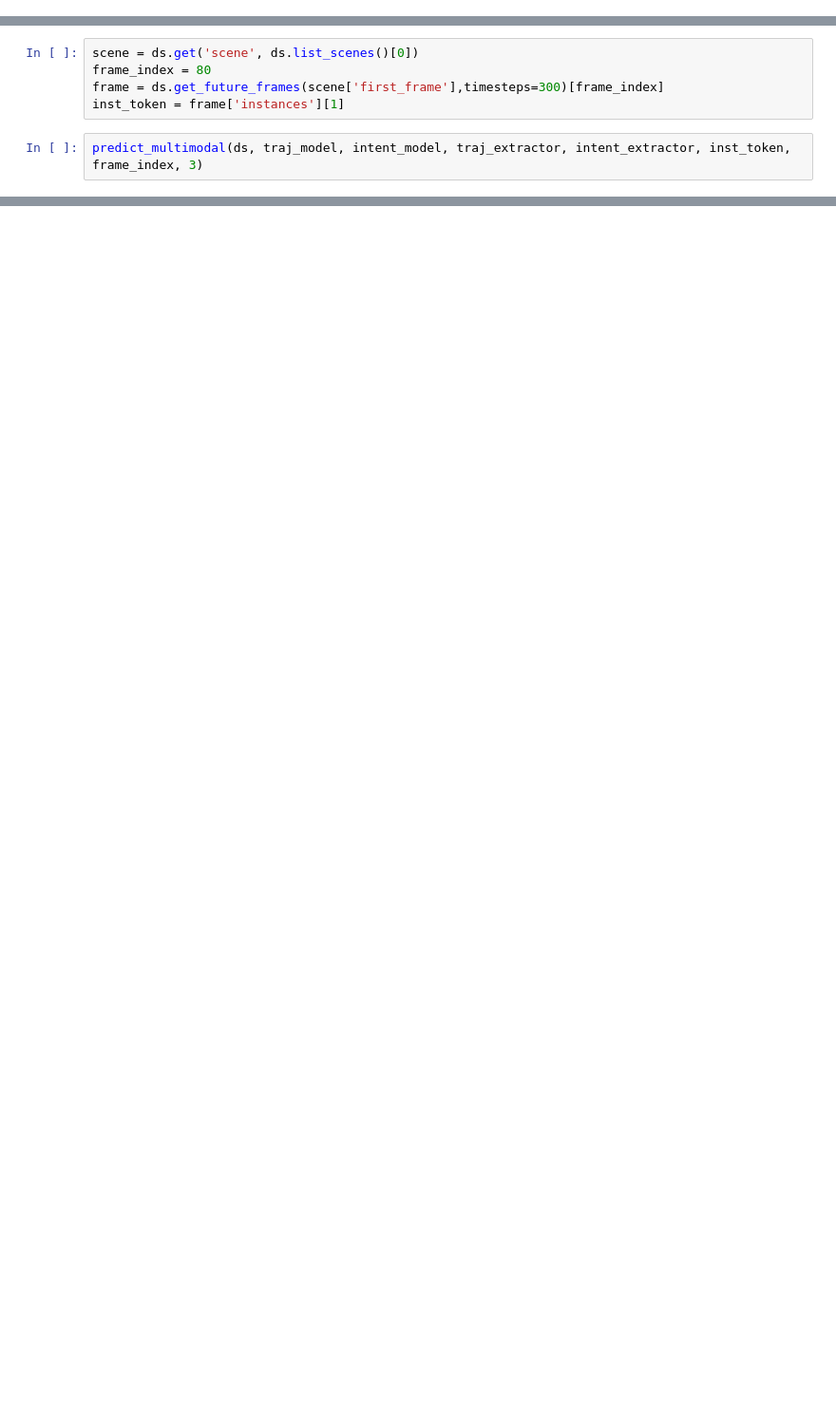
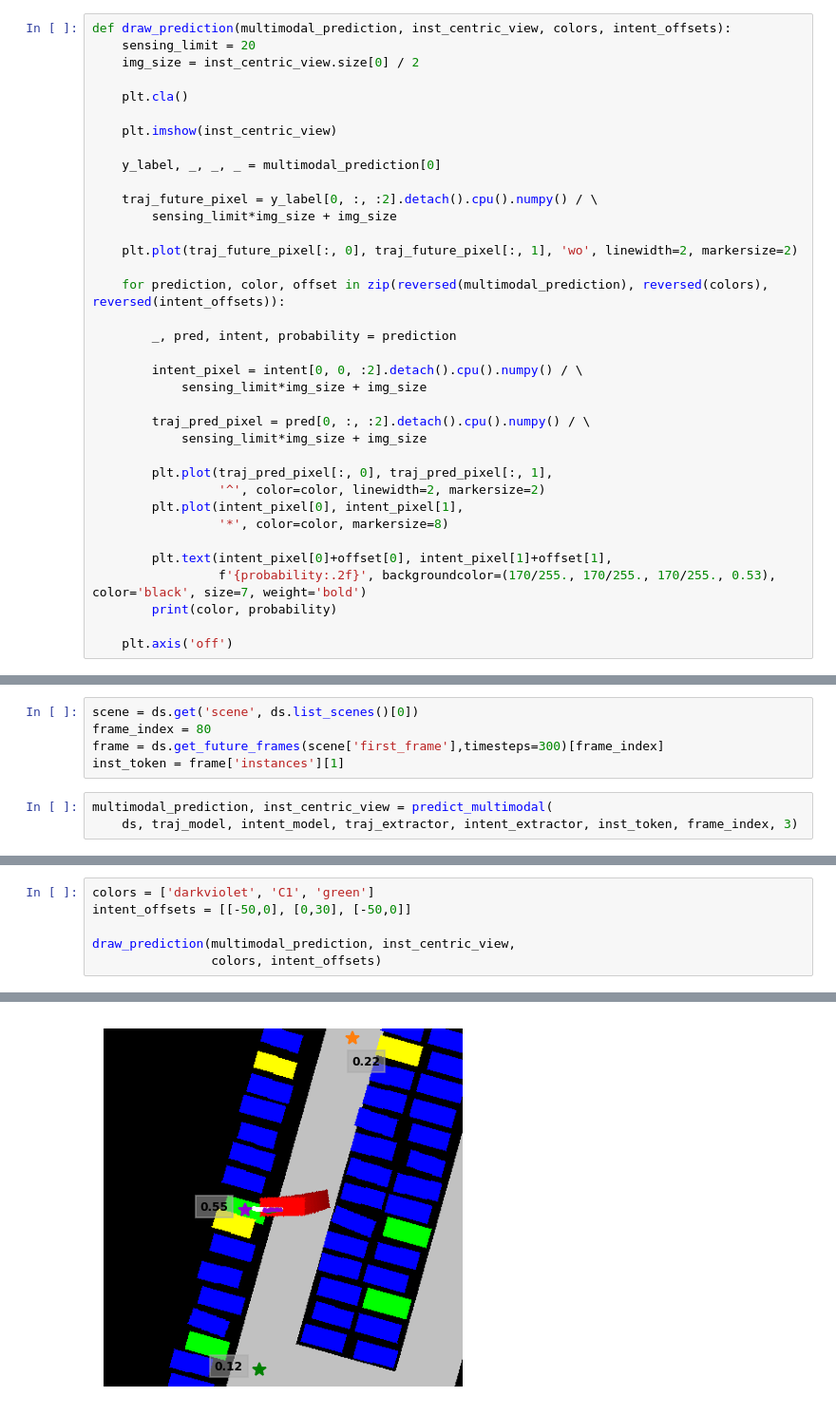
Before and after one commit to XuShenLZ/ParkSim, a Jupyter notebook: python/parksim/trajectory_predict/intent_transformer/testing_multimodal.ipynb, the cells around one changed output, grey strips where cells are left out. Shown at 95% size. Saved outputs shown, nothing was run; the diff lists cells and outputs as text; blank space fills up the shorter version.

Commit message:
multimodal case study

```diff
--- a/python/parksim/trajectory_predict/intent_transformer/testing_multimodal.ipynb
+++ b/python/parksim/trajectory_predict/intent_transformer/testing_multimodal.ipynb
@@ -22,3 +71,39 @@ print()
 # %%
 intent_extractor = CNNDataProcessor(ds=ds)
 traj_extractor = TransformerDataProcessor(ds=ds)
+# %%
+def draw_prediction(multimodal_prediction, inst_centric_view, colors, intent_offsets):
+    sensing_limit = 20
+    img_size = inst_centric_view.size[0] / 2
+
+    plt.cla()
+
+    plt.imshow(inst_centric_view)
+
+    y_label, _, _, _ = multimodal_prediction[0]
+
+    traj_future_pixel = y_label[0, :, :2].detach().cpu().numpy() / \
+        sensing_limit*img_size + img_size
+
+    plt.plot(traj_future_pixel[:, 0], traj_future_pixel[:, 1], 'wo', linewidth=2, markersize=2)
+
+    for prediction, color, offset in zip(reversed(multimodal_prediction), reversed(colors), reversed(intent_offsets)):
+
+        _, pred, intent, probability = prediction
+
+        intent_pixel = intent[0, 0, :2].detach().cpu().numpy() / \
+            sensing_limit*img_size + img_size
+
+        traj_pred_pixel = pred[0, :, :2].detach().cpu().numpy() / \
+            sensing_limit*img_size + img_size
+
+        plt.plot(traj_pred_pixel[:, 0], traj_pred_pixel[:, 1],
+                 '^', color=color, linewidth=2, markersize=2)
+        plt.plot(intent_pixel[0], intent_pixel[1],
+                 '*', color=color, markersize=8)
+
+        plt.text(intent_pixel[0]+offset[0], intent_pixel[1]+offset[1],
+                 f'{probability:.2f}', backgroundcolor=(170/255., 170/255., 170/255., 0.53), color='black', size=7, weight='bold')
+        print(color, probability)
+
+    plt.axis('off')
@@ -28,4 +115,5 @@ frame_index = 80
 frame = ds.get_future_frames(scene['first_frame'],timesteps=300)[frame_index]
 inst_token = frame['instances'][1]
 # %%
-predict_multimodal(ds, traj_model, intent_model, traj_extractor, intent_extractor, inst_token, frame_index, 3)
+multimodal_prediction, inst_centric_view = predict_multimodal(
+    ds, traj_model, intent_model, traj_extractor, intent_extractor, inst_token, frame_index, 3)
@@ -33,0 +120,7 @@ ValueError: not enough values to unpack (expected 3, got 2)
+# %%
+colors = ['darkviolet', 'C1', 'green']
+intent_offsets = [[-50,0], [0,30], [-50,0]]
+
+draw_prediction(multimodal_prediction, inst_centric_view,
+                colors, intent_offsets)
+# %% [output]
@@ -33,0 +130 @@ ValueError: not enough values to unpack (expected 3, got 2)
+[figure, added]
```
Also changed, not shown: parts of 35 cells of this notebook, 2 other files.
